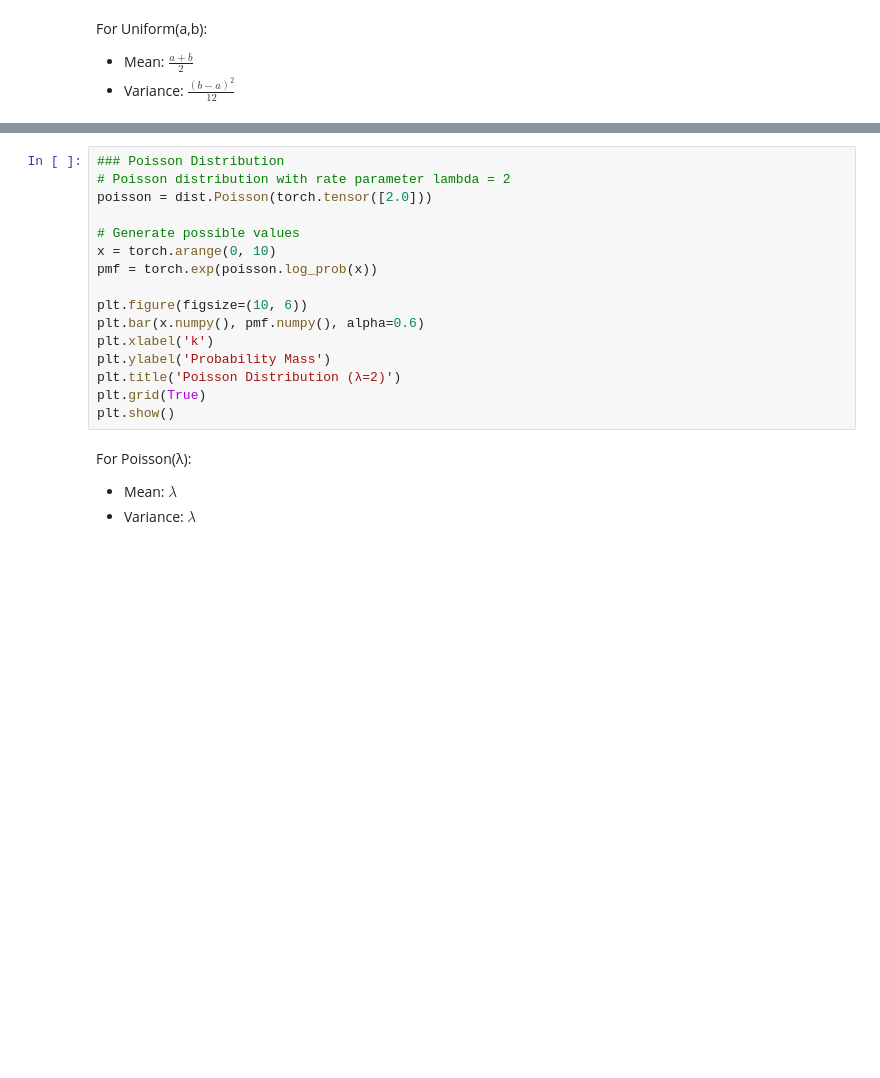
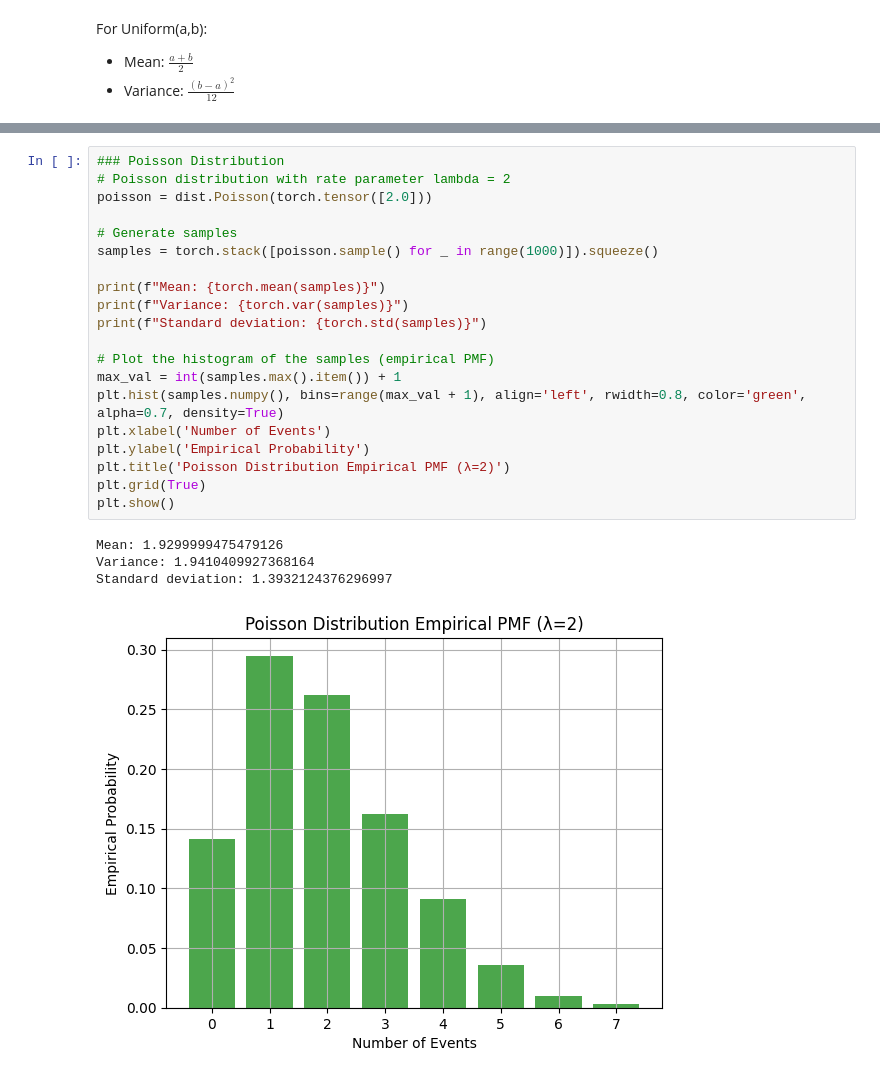
Before and after one commit to emmsam30/deep-learning-notebooks, a Jupyter notebook: introduction/distributions_sampling.ipynb, the cells around one changed output, grey strips where cells are left out. Drawn from its saved outputs; the diff is of its cells as text; blank space fills up the shorter version.

```diff
--- a/introduction/distributions_sampling.ipynb
+++ b/introduction/distributions_sampling.ipynb
@@ -220,20 +241,25 @@ $P(X = k) = \frac{\lambda^k e^{-\lambda}}{k!}$ for $k = 0, 1, 2, ...$
 # %%
 ### Poisson Distribution
 # Poisson distribution with rate parameter lambda = 2
 poisson = dist.Poisson(torch.tensor([2.0]))
 
-# Generate possible values
-x = torch.arange(0, 10)
-pmf = torch.exp(poisson.log_prob(x))
+# Generate samples
+samples = torch.stack([poisson.sample() for _ in range(1000)]).squeeze()
 
-plt.figure(figsize=(10, 6))
-plt.bar(x.numpy(), pmf.numpy(), alpha=0.6)
-plt.xlabel('k')
-plt.ylabel('Probability Mass')
-plt.title('Poisson Distribution (λ=2)')
+print(f"Mean: {torch.mean(samples)}")
+print(f"Variance: {torch.var(samples)}")
+print(f"Standard deviation: {torch.std(samples)}")
+
+# Plot the histogram of the samples (empirical PMF)
+max_val = int(samples.max().item()) + 1
+plt.hist(samples.numpy(), bins=range(max_val + 1), align='left', rwidth=0.8, color='green', alpha=0.7, density=True)
+plt.xlabel('Number of Events')
+plt.ylabel('Empirical Probability')
+plt.title('Poisson Distribution Empirical PMF (λ=2)')
 plt.grid(True)
 plt.show()
+# %% [output]
+Mean: 1.9299999475479126
+Variance: 1.9410409927368164
+Standard deviation: 1.3932124376296997
+[figure, added]
-# %% [markdown]
-For Poisson(λ):
-- Mean: $\lambda$
-- Variance: $\lambda$
```
Also changed, not shown: parts of 6 cells of this notebook.
